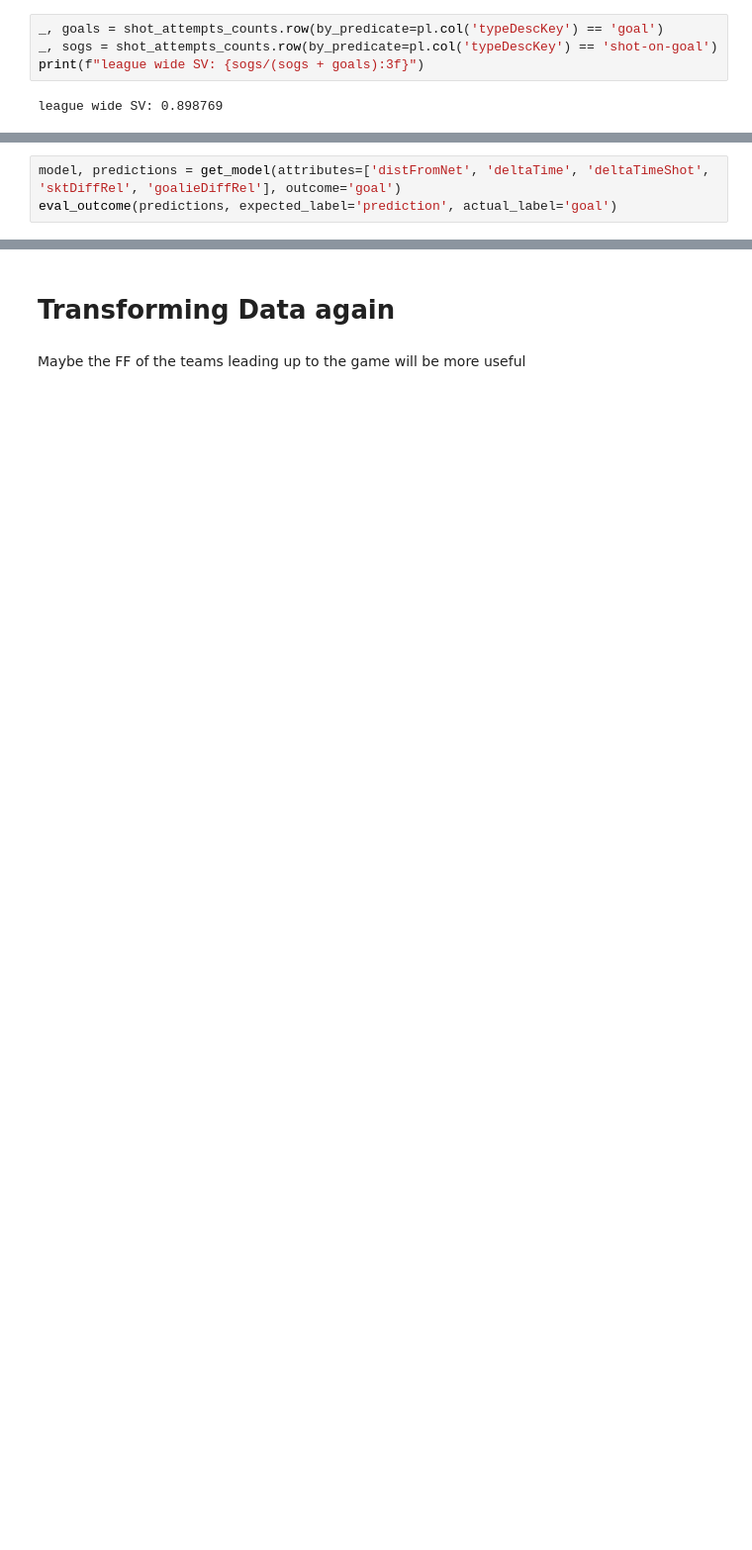
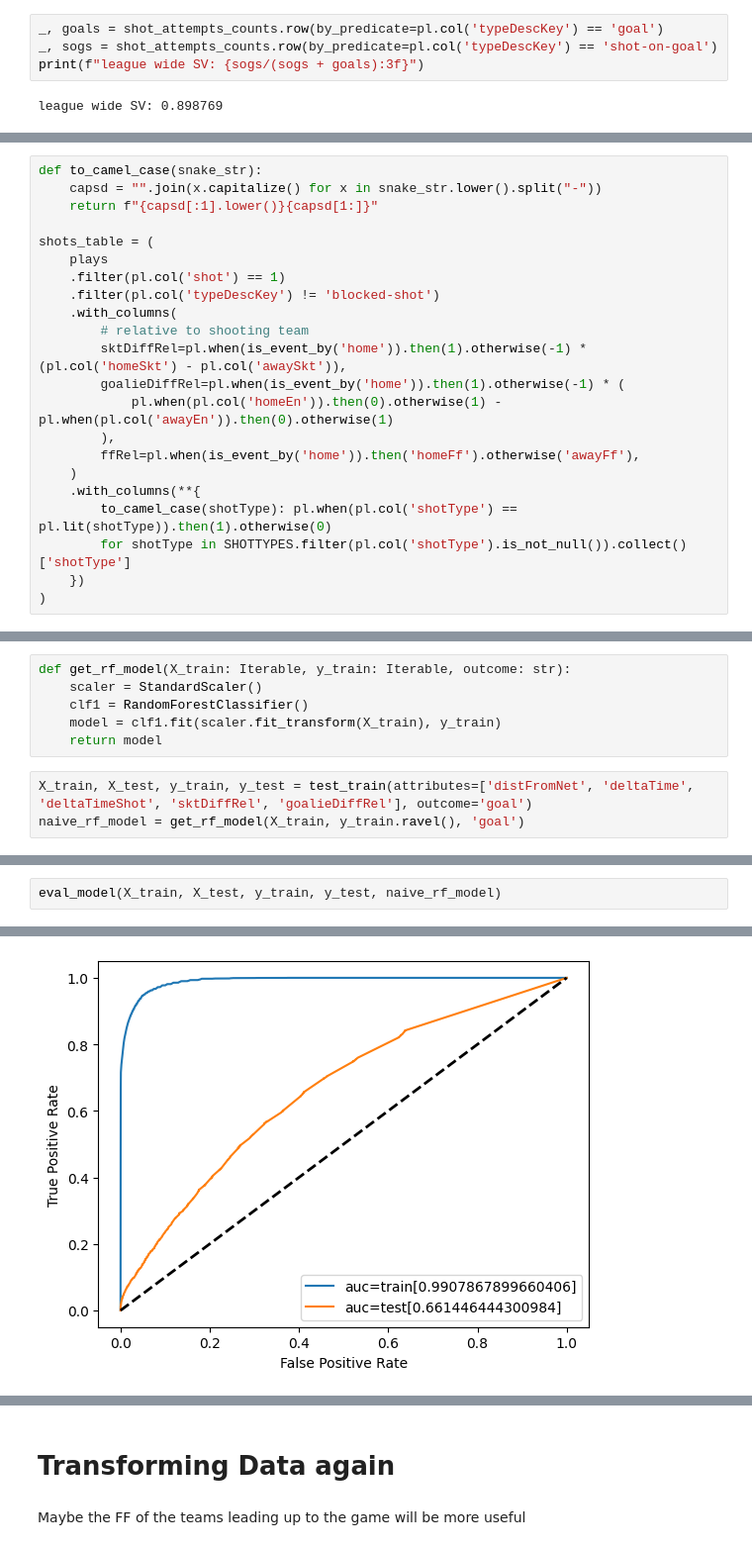
Before and after one commit to trxe/nhl_data_demo, a Jupyter notebook: xgoals.ipynb, the cells around one changed output, grey strips where cells are left out. Shown at 99% size. Saved outputs shown, nothing was run; the diff lists cells and outputs as text; blank space fills up the shorter version.

Commit message:
Cleanup and add random forests

```diff
--- a/xgoals.ipynb
+++ b/xgoals.ipynb
@@ -742,0 +691,22 @@ def eval_outcome(predictions: pl.DataFrame, expected_label: str, actual_label: s
+# %%
+def to_camel_case(snake_str):
+    capsd = "".join(x.capitalize() for x in snake_str.lower().split("-"))
+    return f"{capsd[:1].lower()}{capsd[1:]}"
+
+shots_table = (
+    plays
+    .filter(pl.col('shot') == 1)
+    .filter(pl.col('typeDescKey') != 'blocked-shot')
+    .with_columns(
+        # relative to shooting team
+        sktDiffRel=pl.when(is_event_by('home')).then(1).otherwise(-1) * (pl.col('homeSkt') - pl.col('awaySkt')),
+        goalieDiffRel=pl.when(is_event_by('home')).then(1).otherwise(-1) * (
+            pl.when(pl.col('homeEn')).then(0).otherwise(1) - pl.when(pl.col('awayEn')).then(0).otherwise(1)
+        ),
+        ffRel=pl.when(is_event_by('home')).then('homeFf').otherwise('awayFf'),
+    )
+    .with_columns(**{
+        to_camel_case(shotType): pl.when(pl.col('shotType') == pl.lit(shotType)).then(1).otherwise(0)
+        for shotType in SHOTTYPES.filter(pl.col('shotType').is_not_null()).collect()['shotType']
+    })
+)
@@ -743,3 +775,9 @@ def eval_outcome(predictions: pl.DataFrame, expected_label: str, actual_label: s
+# %%
+def get_rf_model(X_train: Iterable, y_train: Iterable, outcome: str):
+    scaler = StandardScaler()
+    clf1 = RandomForestClassifier()
+    model = clf1.fit(scaler.fit_transform(X_train), y_train)
+    return model
 # %%
-model, predictions = get_model(attributes=['distFromNet', 'deltaTime', 'deltaTimeShot', 'sktDiffRel', 'goalieDiffRel'], outcome='goal')
-eval_outcome(predictions, expected_label='prediction', actual_label='goal')
+X_train, X_test, y_train, y_test = test_train(attributes=['distFromNet', 'deltaTime', 'deltaTimeShot', 'sktDiffRel', 'goalieDiffRel'], outcome='goal')
+naive_rf_model = get_rf_model(X_train, y_train.ravel(), 'goal')
@@ -800,0 +784,3 @@ array([[55075,  3020],
+# %%
+eval_model(X_train, X_test, y_train, y_test, naive_rf_model)
+# %% [output]
@@ -800,0 +791 @@ array([[55075,  3020],
+[figure, added]
```
Also changed, not shown: parts of 26 cells of this notebook.
